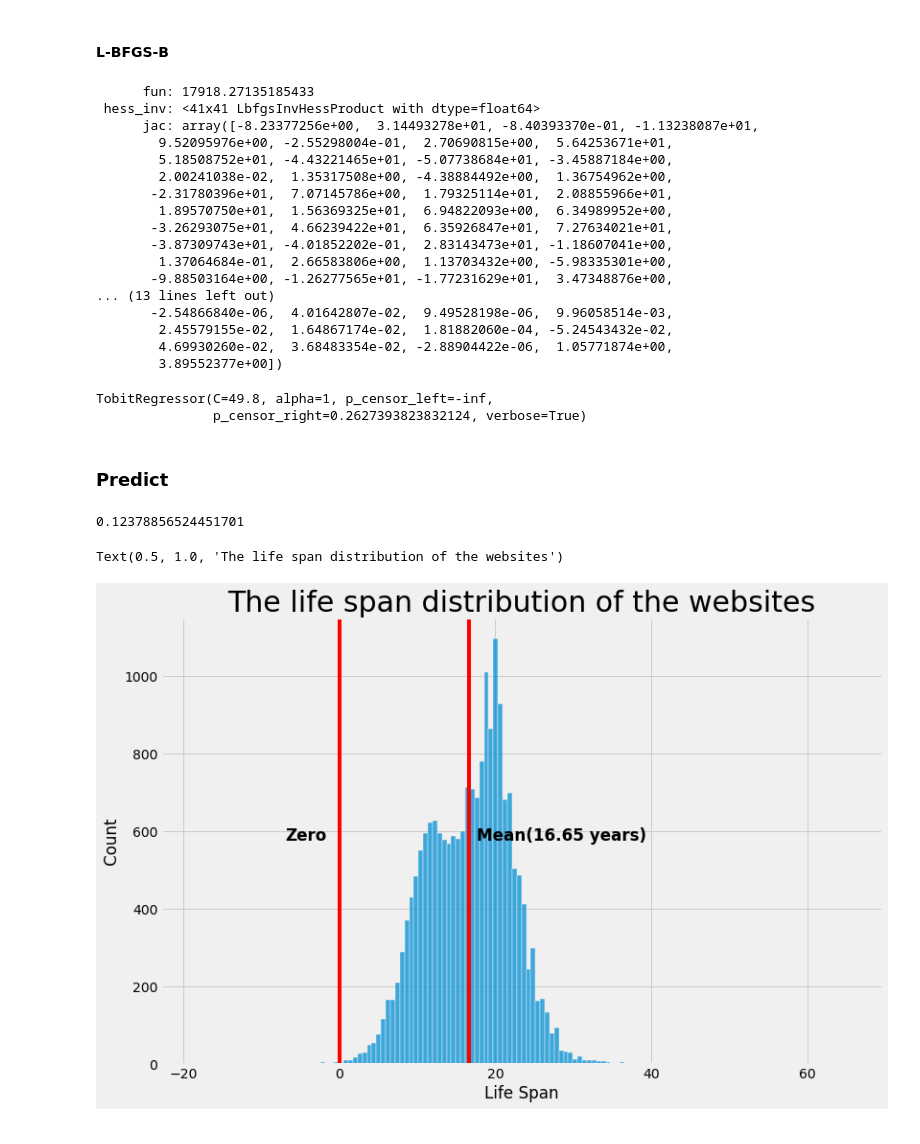
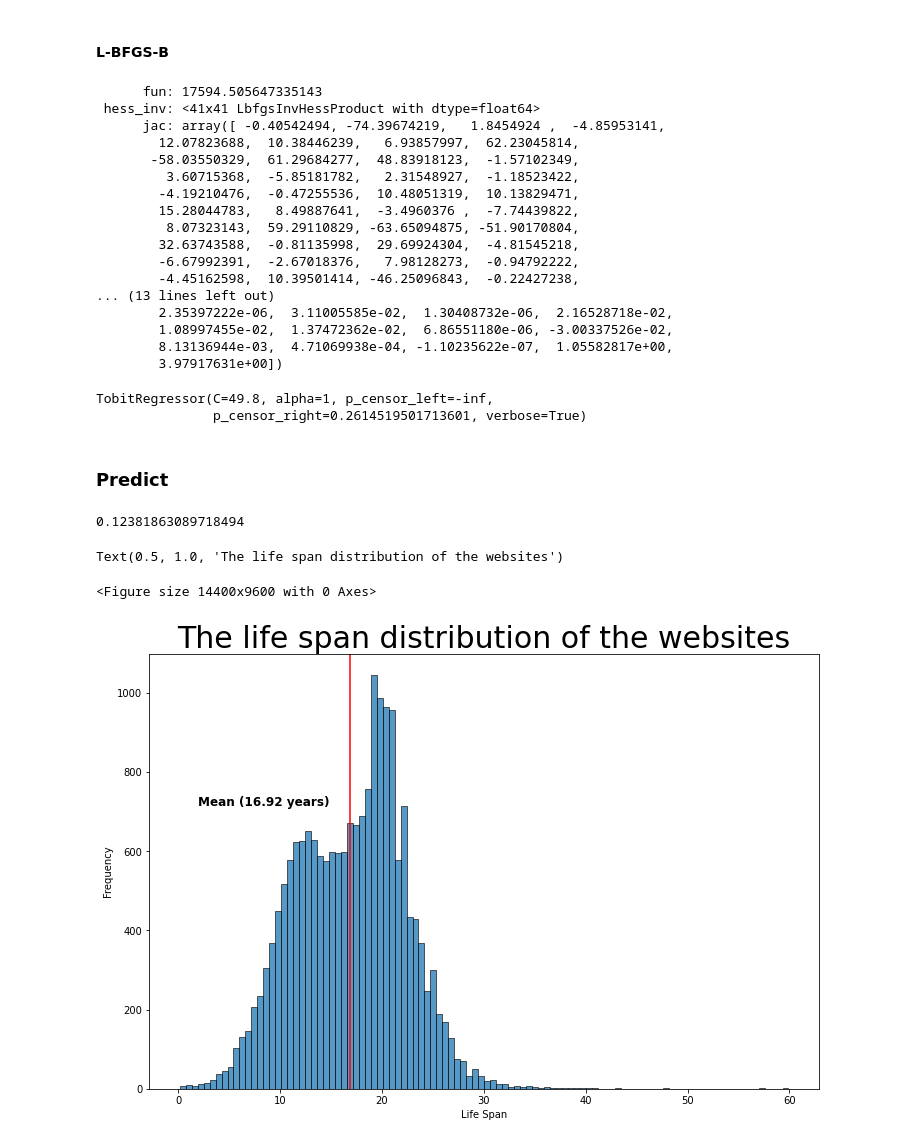
Before and after one commit to sciosci/predicting_resource_longevity, a Jupyter notebook: iconference_followup_study/tobit/grid_search/best_C_49.8_alpha_1_predict_histogram.ipynb, the cells around one changed output. Saved outputs shown, nothing was run; the diff lists cells and outputs as text; code cells hidden in the pictures.

Commit message:
1. Changed the figure style from five thirty eight to default 2. In figure plot, added a space between the text 'mean' and ('' 3. Increased the font for y ticks

```diff
--- a/iconference_followup_study/tobit/grid_search/best_C_49.8_alpha_1_predict_histogram.ipynb
+++ b/iconference_followup_study/tobit/grid_search/best_C_49.8_alpha_1_predict_histogram.ipynb
@@ -20,7 +20,7 @@ import time, datetime, numpy as np, pandas as pd
 seed = 77
 np.random.seed(seed)
 
-data_file = 'untrunc_data_cleaned_url.csv'
+data_file = '../untrunc_data_cleaned_url.csv'
 
 raw_data = pd.read_table(data_file, sep=',', index_col=0)
 raw_data = raw_data.dropna()
@@ -112,25 +112,25 @@ tr = TobitRegressor(
 
 tr.fit(X_train, y_train)
 # %% [output]
-      fun: 17918.27135185433
+      fun: 17594.505647335143
  hess_inv: <41x41 LbfgsInvHessProduct with dtype=float64>
-      jac: array([-8.23377256e+00,  3.14493278e+01, -8.40393370e-01, -1.13238087e+01,
-        9.52095976e+00, -2.55298004e-01,  2.70690815e+00,  5.64253671e+01,
-        5.18508752e+01, -4.43221465e+01, -5.07738684e+01, -3.45887184e+00,
-        2.00241038e-02,  1.35317508e+00, -4.38884492e+00,  1.36754962e+00,
-       -2.31780396e+01,  7.07145786e+00,  1.79325114e+01,  2.08855966e+01,
-        1.89570750e+01,  1.56369325e+01,  6.94822093e+00,  6.34989952e+00,
-       -3.26293075e+01,  4.66239422e+01,  6.35926847e+01,  7.27634021e+01,
-       -3.87309743e+01, -4.01852202e-01,  2.83143473e+01, -1.18607041e+00,
-        1.37064684e-01,  2.66583806e+00,  1.13703432e+00, -5.98335301e+00,
-       -9.88503164e+00, -1.26277565e+01, -1.77231629e+01,  3.47348876e+00,
+      jac: array([ -0.40542494, -74.39674219,   1.8454924 ,  -4.85953141,
+        12.07823688,  10.38446239,   6.93857997,  62.23045814,
+       -58.03550329,  61.29684277,  48.83918123,  -1.57102349,
+         3.60715368,  -5.85181782,   2.31548927,  -1.18523422,
+        -4.19210476,  -0.47255536,  10.48051319,  10.13829471,
+        15.28044783,   8.49887641,  -3.4960376 ,  -7.74439822,
+         8.07323143,  59.29110829, -63.65094875, -51.90170804,
+        32.63743588,  -0.81135998,  29.69924304,  -4.81545218,
+        -6.67992391,  -2.67018376,   7.98128273,  -0.94792222,
+        -4.45162598,  10.39501414, -46.25096843,  -0.22427238,
 ... (13 lines left out)
-       -2.54866840e-06,  4.01642807e-02,  9.49528198e-06,  9.96058514e-03,
-        2.45579155e-02,  1.64867174e-02,  1.81882060e-04, -5.24543432e-02,
-        4.69930260e-02,  3.68483354e-02, -2.88904422e-06,  1.05771874e+00,
-        3.89552377e+00])
+        2.35397222e-06,  3.11005585e-02,  1.30408732e-06,  2.16528718e-02,
+        1.08997455e-02,  1.37472362e-02,  6.86551180e-06, -3.00337526e-02,
+        8.13136944e-03,  4.71069938e-04, -1.10235622e-07,  1.05582817e+00,
+        3.97917631e+00])
 TobitRegressor(C=49.8, alpha=1, p_censor_left=-inf,
-               p_censor_right=0.2627393823832124, verbose=True)
+               p_censor_right=0.2614519501713601, verbose=True)
 # %% [markdown]
 ### Predict
 # %%
@@ -144,7 +144,7 @@ def get_pseudo_r2(y_true, y_hat):
 
 get_pseudo_r2(y_test, pred)
 # %% [output]
-0.12378856524451701
+0.12381863089718494
 # %%
 y_pred = y_scaler.inverse_transform(pred)
 y_pred = y_pred + 1990
@@ -157,32 +157,33 @@ urls = pd.merge(life_span, raw_data.url, how='inner',
 raw_data = raw_data.drop('url', axis=1)
 urls = pd.merge(urls, raw_data, how='inner',
          left_index=True, right_index=True)
+
+urls = urls[urls.life_span >= 0]
 # %%
 import matplotlib.pyplot as plt, matplotlib.style as style, seaborn as sns
 from scipy.stats import norm
 %matplotlib inline
 
 
-style.use('fivethirtyeight')
+plt.figure(dpi=2400)
+# style.use('fivethirtyeight')
 fig, ax = plt.subplots(figsize=(12, 8))
 sns.histplot(urls.life_span, ax=ax)
 trans = ax.get_xaxis_transform()
 
 ax.axvline(urls.life_span.mean(), 0, 10, c='red', label='abc')
-ax.text(urls.life_span.mean() + 1, .5, f'Mean({round(urls.life_span.mean(), 2)} years)', transform=trans, c='black', size='large', weight='bold')
-
-ax.axvline(0, 0, 10, c='red', label='abc')
-ax.text(-7, .5, f'Zero', transform=trans, c='black', size='large', weight='bold')
+ax.text(urls.life_span.mean() -15, .65, f'Mean ({round(urls.life_span.mean(), 2)} years)', transform=trans, c='black', size='large', weight='bold')
 
 ax.set(
     xlabel='Life Span',
-    ylabel='Count'
+    ylabel='Frequency'
 )
 
 ax.set_title('The life span distribution of the websites', fontsize=30)
 # %% [output]
 Text(0.5, 1.0, 'The life span distribution of the websites')
+<Figure size 14400x9600 with 0 Axes>
-[figure, old version]
+[figure, new version]
 # %%
 from scipy.stats import norm
 
```
Also changed, not shown: parts of 3 cells of this notebook, 5 other files.
